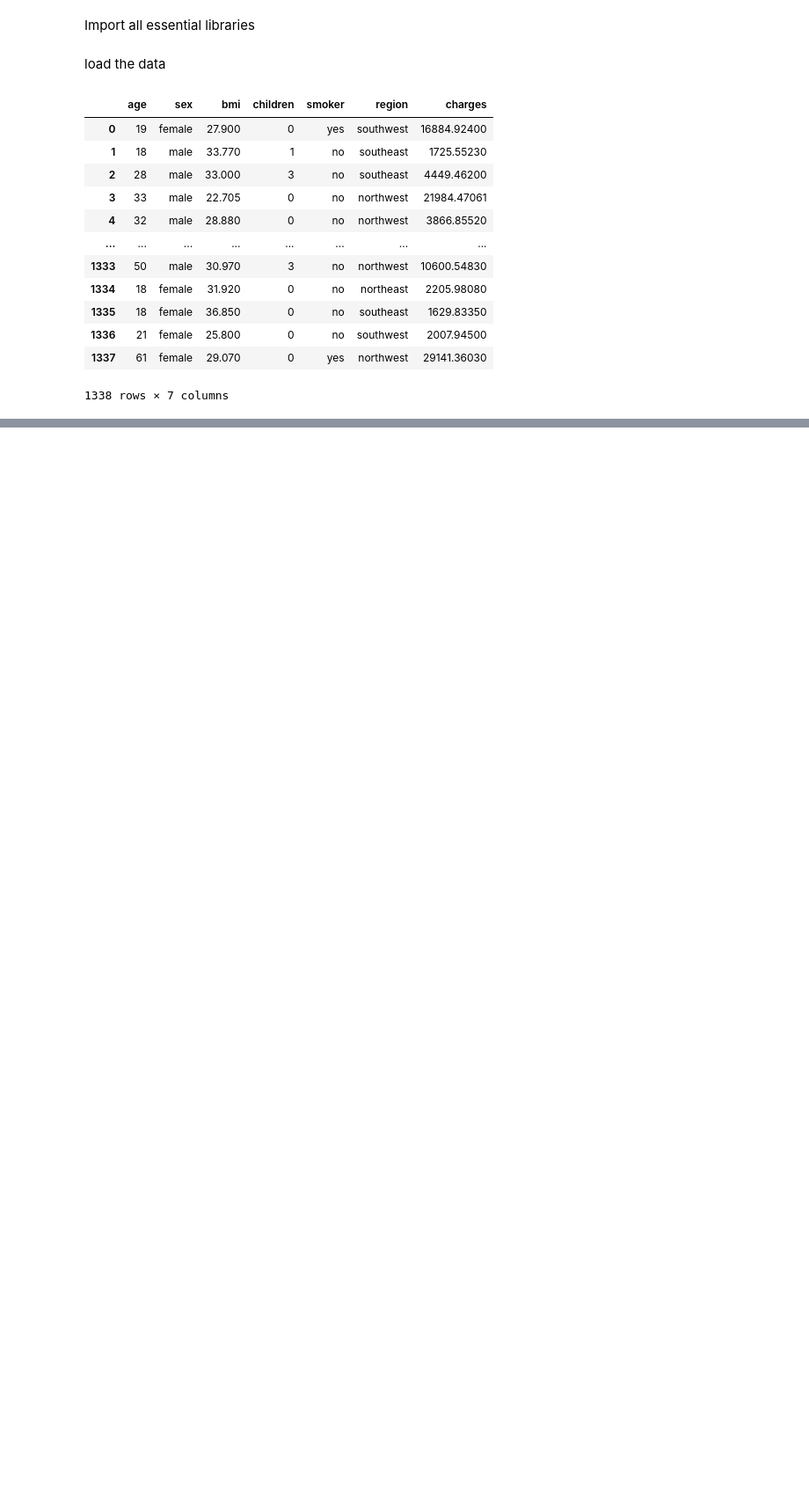
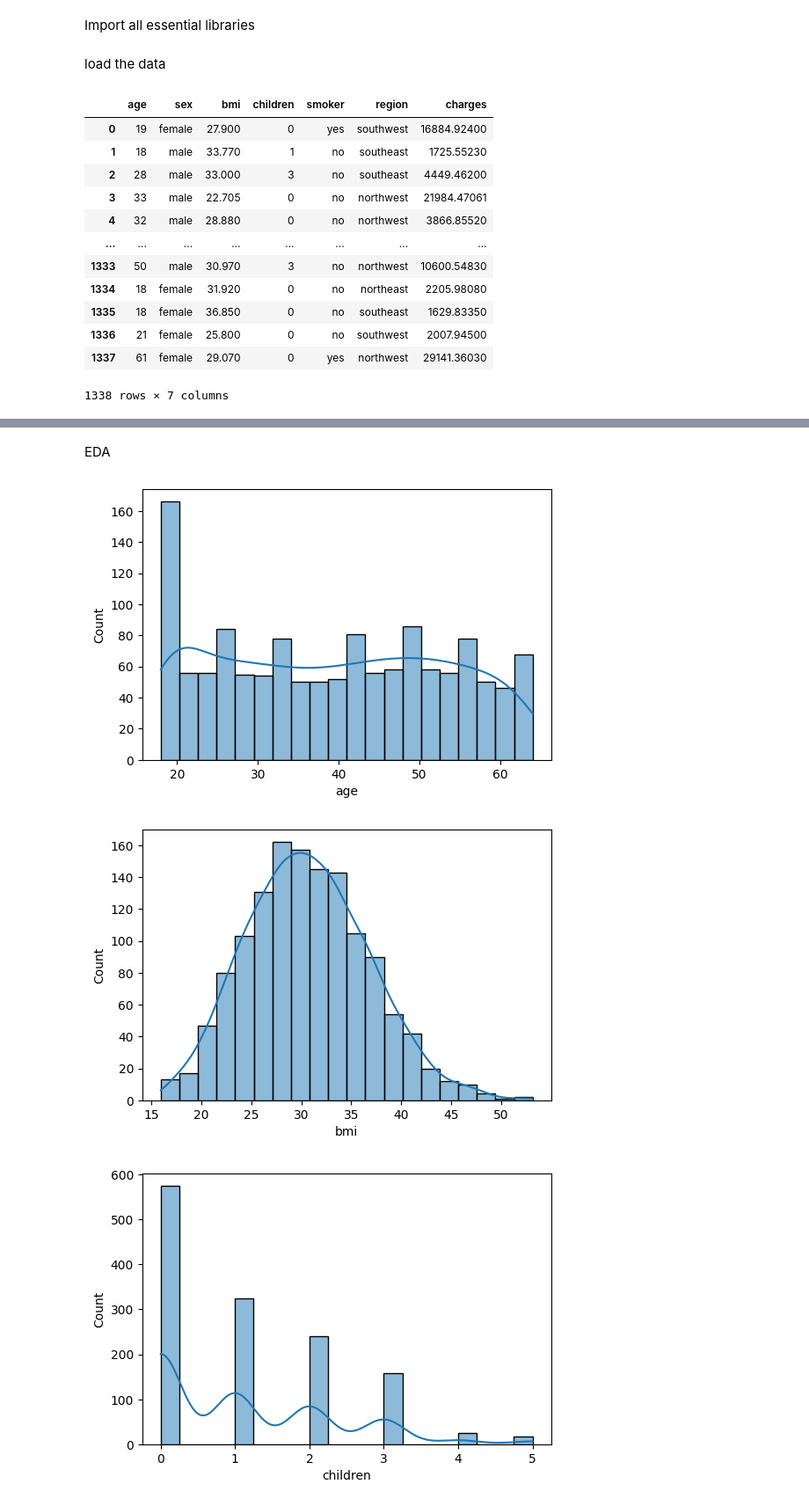
Before and after one commit to rahul-gitt/AI-ML-JOURNEY, a Jupyter notebook: scikit-learn/Insurance_Project/main.ipynb, the cells around one changed output, grey strips where cells are left out. Shown at 88% size. Drawn from its saved outputs; the diff is of its cells as text; code cells hidden in the pictures; blank space fills up the shorter version.

```diff
--- a/scikit-learn/Insurance_Project/main.ipynb
+++ b/scikit-learn/Insurance_Project/main.ipynb
@@ -29,0 +74,12 @@ df
+# %% [markdown]
+EDA
+# %%
+numeric_clm = ['age', 'bmi', 'children', 'charges']
+
+for clm in numeric_clm:
+    plt.figure(figsize= (6,4))
+    sns.histplot(df[clm], kde= True, bins= 20)
+# %% [output]
+[figure, added]
+[figure, added]
+[figure, added]
```
Also changed, not shown: parts of 5 cells of this notebook.
